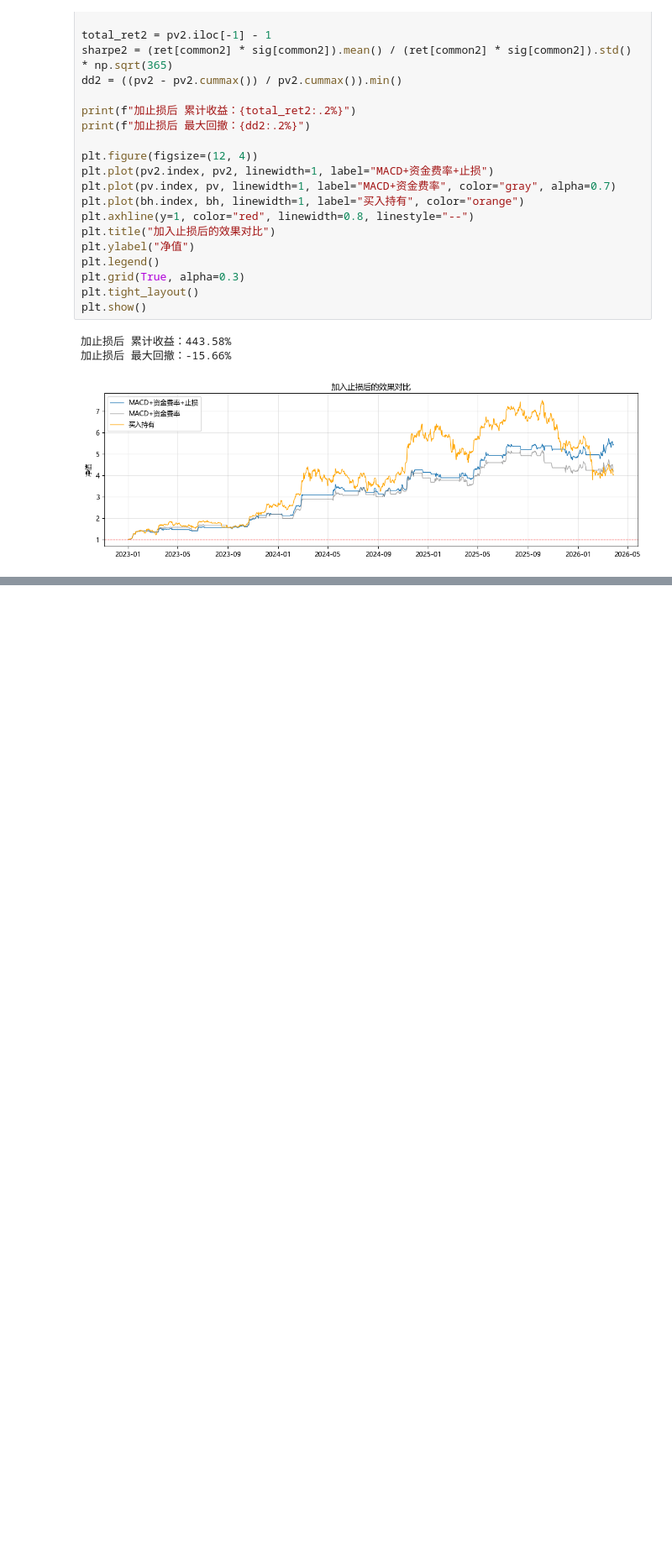
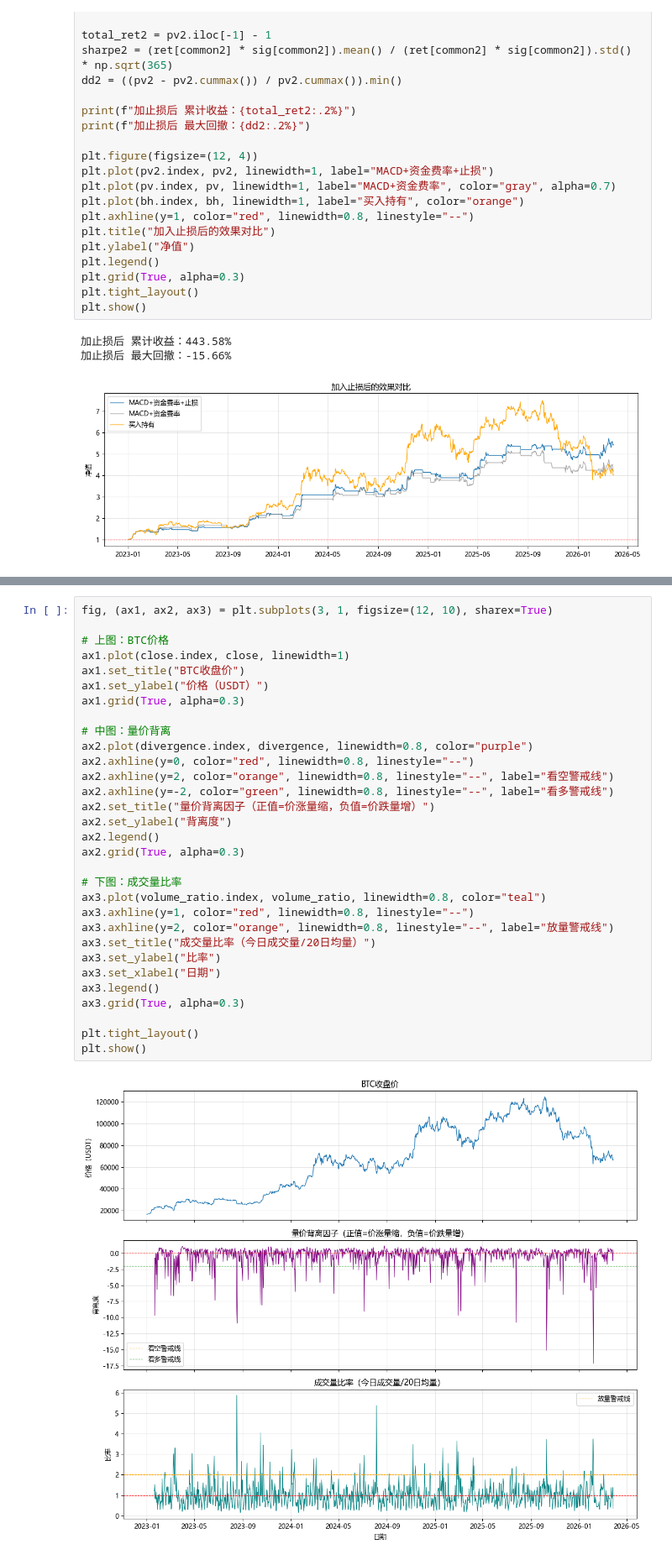
Before and after one commit to gh59/quant-research, a Jupyter notebook: 04_crypto/01_crypto_data.ipynb, the cells around one changed output, grey strips where cells are left out. Shown at 84% size. Saved outputs shown, nothing was run; the diff lists cells and outputs as text; blank space fills up the shorter version.

Commit message:
成交量因子探索：量价背离+成交量比率，四因子组合测试

```diff
--- a/04_crypto/01_crypto_data.ipynb
+++ b/04_crypto/01_crypto_data.ipynb
@@ -857,0 +1183,33 @@ plt.show()
+# %%
+fig, (ax1, ax2, ax3) = plt.subplots(3, 1, figsize=(12, 10), sharex=True)
+
+# 上图：BTC价格
+ax1.plot(close.index, close, linewidth=1)
+ax1.set_title("BTC收盘价")
+ax1.set_ylabel("价格（USDT）")
+ax1.grid(True, alpha=0.3)
+
+# 中图：量价背离
+ax2.plot(divergence.index, divergence, linewidth=0.8, color="purple")
+ax2.axhline(y=0, color="red", linewidth=0.8, linestyle="--")
+ax2.axhline(y=2, color="orange", linewidth=0.8, linestyle="--", label="看空警戒线")
+ax2.axhline(y=-2, color="green", linewidth=0.8, linestyle="--", label="看多警戒线")
+ax2.set_title("量价背离因子（正值=价涨量缩，负值=价跌量增）")
+ax2.set_ylabel("背离度")
+ax2.legend()
+ax2.grid(True, alpha=0.3)
+
+# 下图：成交量比率
+ax3.plot(volume_ratio.index, volume_ratio, linewidth=0.8, color="teal")
+ax3.axhline(y=1, color="red", linewidth=0.8, linestyle="--")
+ax3.axhline(y=2, color="orange", linewidth=0.8, linestyle="--", label="放量警戒线")
+ax3.set_title("成交量比率（今日成交量/20日均量）")
+ax3.set_ylabel("比率")
+ax3.set_xlabel("日期")
+ax3.legend()
+ax3.grid(True, alpha=0.3)
+
+plt.tight_layout()
+plt.show()
+# %% [output]
+[figure, added]
```
Also changed, not shown: parts of 5 cells of this notebook.
